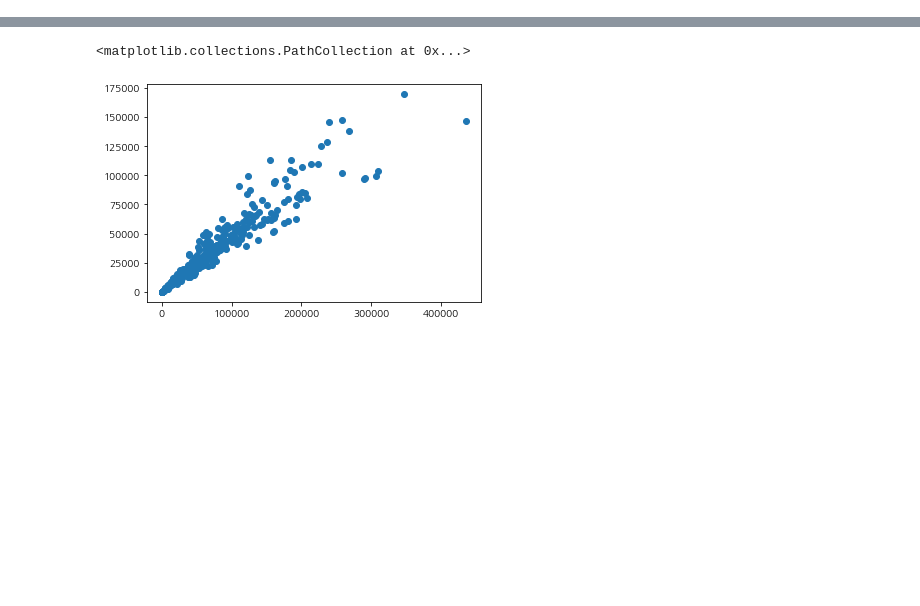
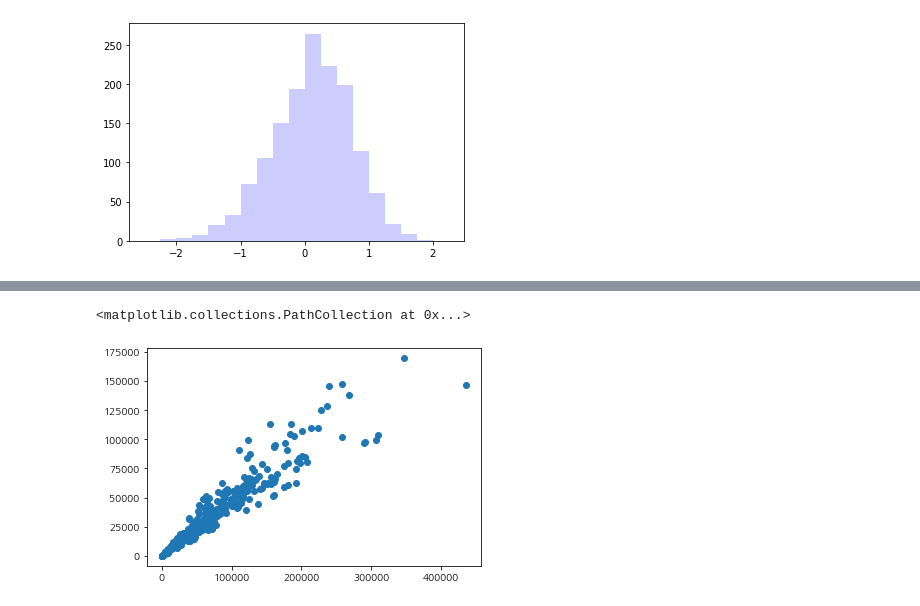
Before and after one commit to yoona3316/Datamining_subway, a Jupyter notebook: preprocessing.ipynb, the cells around one changed output, grey strips where cells are left out. Saved outputs shown, nothing was run; the diff lists cells and outputs as text; code cells hidden in the pictures; blank space fills up the shorter version.

```diff
--- a/preprocessing.ipynb
+++ b/preprocessing.ipynb
@@ -122,0 +179,20 @@ f.close()
+# %%
+#Normalization of total_inout_pop. in logarithm
+import math
+
+log_total_pop = np.zeros(len(objects))
+norm_log_total_pop = np.zeros(len(objects))
+
+for id in range(len(objects)):
+    log_total_pop[id] = math.log(1 + objects[id][10])
+
+mu_log = np.mean(log_total_pop)
+sigma_log = np.std(log_total_pop)
+
+for id in range(len(objects)):
+    norm_log_total_pop[id] = (log_total_pop[id] - mu_log) / sigma_log
+# %%
+plt.hist(norm_log_total_pop, bins=np.arange(-2.5, 2.5, 0.25), alpha=0.2, color = 'b') # total_pop.
+plt.show()
+# %% [output]
+[figure, added]
```
Also changed, not shown: parts of 8 cells of this notebook.
